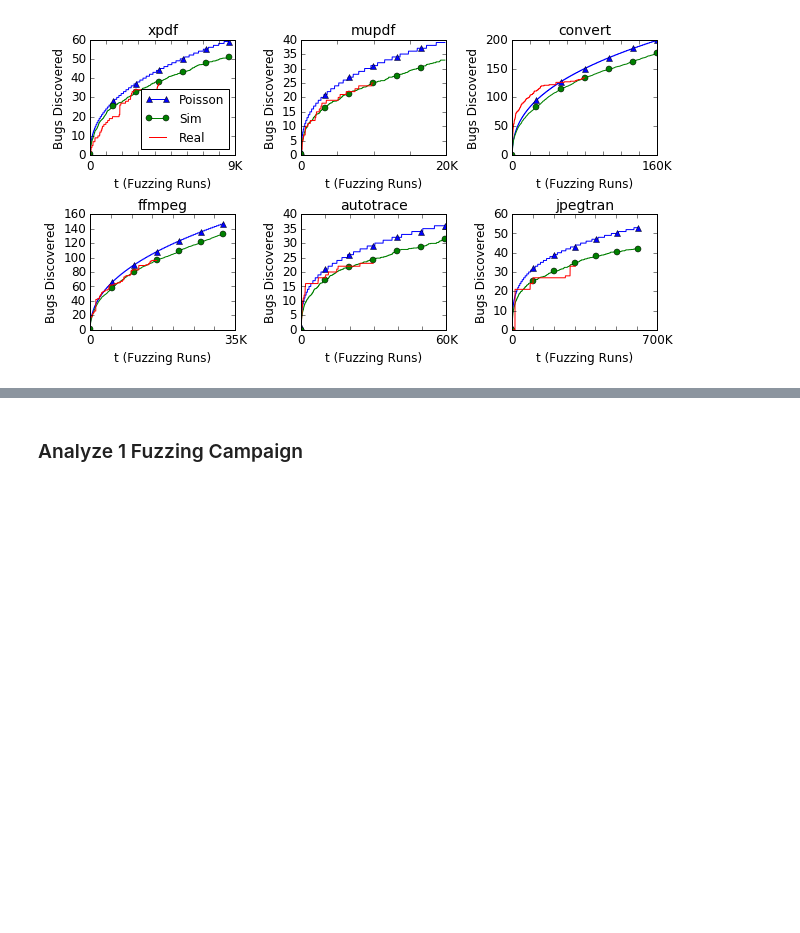
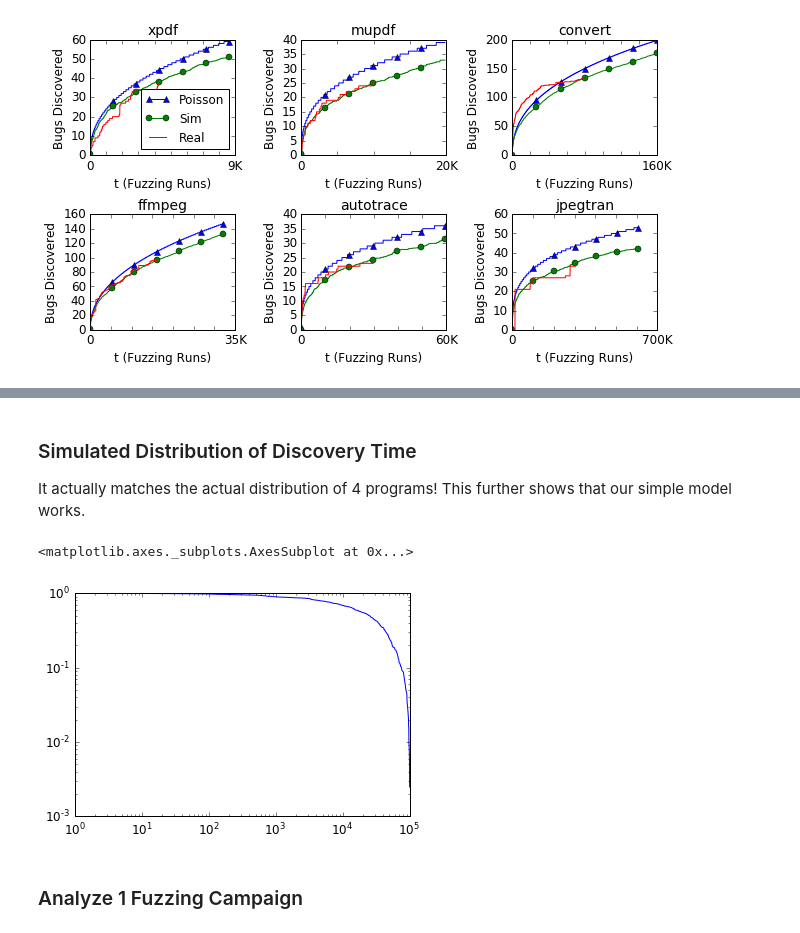
Before and after one commit to movingname/fuzzingModel, a Jupyter notebook: scripts/main_analysis.ipynb, the cells around one changed output, grey strips where cells are left out. Cells and saved outputs as stored; diff of their text form; code cells hidden in the pictures; blank space fills up the shorter version.

```diff
--- a/scripts/main_analysis.ipynb
+++ b/scripts/main_analysis.ipynb
@@ -298,3 +350,16 @@ Below are outdated or experimental code
+# %% [markdown]
+### Simulated Distribution of Discovery Time
+
+It actually matches the actual distribution of 4 programs! This further shows that our simple model works.
+# %%
+bugs, bugs_accu, seq, bug_discovery_time = expected_find_sim(10000, 100000, 2)
+sorted_discovery_time = sorted(bug_discovery_time.items(), key=operator.itemgetter(1), reverse=True)
+
+data = list(list(zip(*sorted_discovery_time))[1])
+powerlaw.plot_ccdf(data)
+# %% [output]
+<matplotlib.axes._subplots.AxesSubplot at 0x...>
+[figure, added]
 # %% [markdown]
 ### Analyze 1 Fuzzing Campaign
 # %%
```
Also changed, not shown: parts of 6 cells of this notebook, 3 other files.
